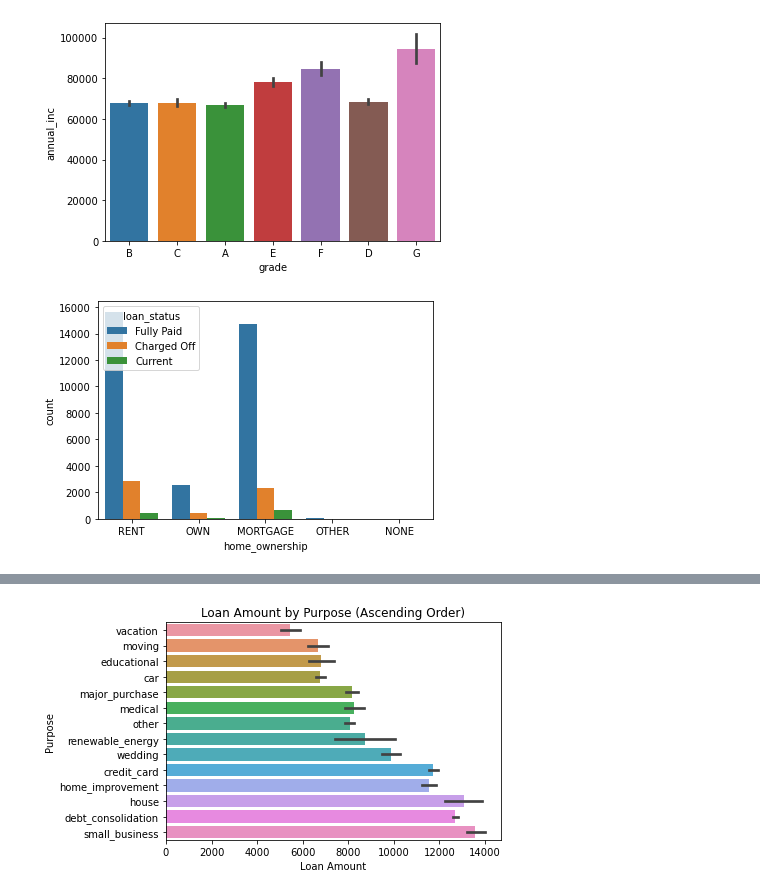
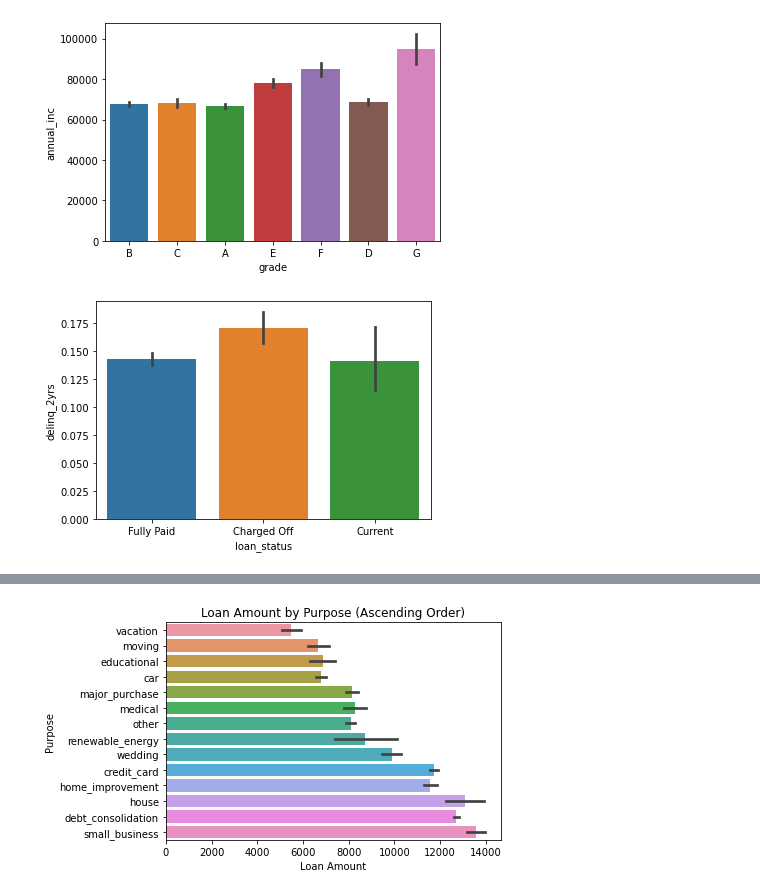
Before and after one commit to tushar091/LendingClubCaseStudy, a Jupyter notebook: Lending Case Study Group.ipynb, the cells around one changed output, grey strips where cells are left out. Drawn from its saved outputs; the diff is of its cells as text; code cells hidden in the pictures.

```diff
--- a/Lending Case Study Group.ipynb
+++ b/Lending Case Study Group.ipynb
@@ -78,11 +269,8 @@ sns.barplot(x=df['grade'],y=df['annual_inc'])
 plt.show()
 # %% [output]
 [figure]
-# %%
-import seaborn as sns
-import matplotlib.pyplot as plt
-
-sns.countplot(x='home_ownership', hue='loan_status', data=df)
-plt.show()
-# %% [output]
-[figure, removed]
+# %%
+sns.barplot(x=df_loan['loan_status'],y=df_loan['delinq_2yrs'])
+plt.show()
+# %% [output]
+[figure, added]
```
Also changed, not shown: parts of 53 cells of this notebook.
